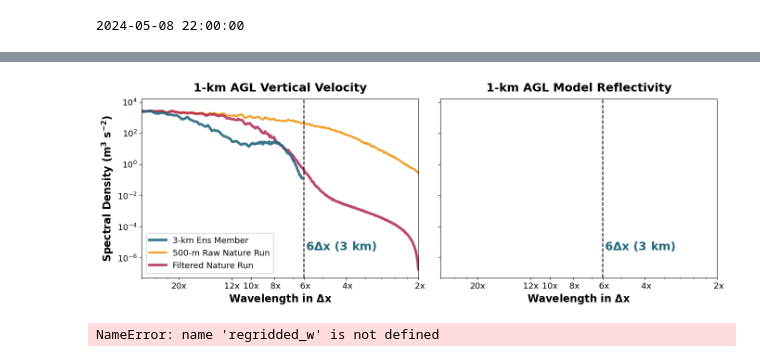
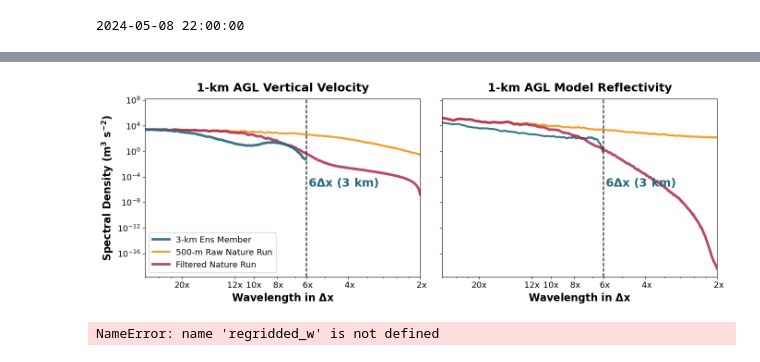
Before and after one commit to jessmcd/CM1_LETKF_2025, a Jupyter notebook: NatureRunProcessing.ipynb, the cells around one changed output, grey strips where cells are left out. Saved outputs shown, nothing was run; the diff lists cells and outputs as text; code cells hidden in the pictures.

Commit message:
analysis updates for adding in 1.5 km experiments

```diff
--- a/NatureRunProcessing.ipynb
+++ b/NatureRunProcessing.ipynb
@@ -413,0 +529,13 @@ PermissionError: [Errno 13] Permission denied: '/scratch/home/jessica.mcdonald/N
+# %%
+
+# ! note to self: this worked and didn't throw any hdf errors... i should start using context managers more often
+
+with xr.open_dataset('/work/jessica.mcdonald/CM1_LETKF_2025/experiments/Processed_VerificationVars_fine.nc') as temp:
+    cdbz = temp['dbz'].max(axis=1).values
+    temp['cdbz'] = (('t', 'nj', 'ni'), cdbz)
+    temp = temp.drop_vars(['th','qv','dbz','u','v','wa','w','UH2-5km'])
+    new = temp.copy()
+new.to_netcdf('/work/jessica.mcdonald/CM1_LETKF_2025/experiments/Processed_VerificationVars_fine.nc', format='NETCDF4', mode='a')
+# %%
+with xr.open_dataset('/scratch/home/jessica.mcdonald/NatureRuns/extra_NR_500m_may8/Processed_VerificationVars_fine.nc') as temp:
+    temp['cdbz'].values
@@ -661,5 +1408,5 @@ for i, vi in enumerate(['w', 'wa']):
 # %%
-ds = xr.open_dataset('/work/jessica.mcdonald/scratch_link/extra_NR_500m_may8/Full_Verification_variables.nc')
+ds = xr.open_dataset('/work/jessica.mcdonald/scratch_link/NatureRuns/extra_NR_500m_may8/Full_Verification_variables.nc')
 
 zi = findnearest(ds.zh,1)
 ti = 140
@@ -671,7 +1418,7 @@ dbz = ds['dbz'][ti,zi,:,:].values
 print(ds.dates[ti].values)
 
 
-ds = xr.open_dataset('/work/jessica.mcdonald/scratch_link/extra_NR_500m_may8/Processed_VerificationVars.nc')
+ds = xr.open_dataset('/work/jessica.mcdonald/CM1_LETKF_2025/experiments/Processed_VerificationVars.nc')
 zi = findnearest(ds.zh,1)
 #ti = 140
 print(ds.dates[ti].values)
@@ -680,7 +1427,6 @@ xg,yg,zg = ds.xh.values, ds.yh.values,ds.zh.values
 
 filtered_regridded_w = ds['wa'][ti,zi,:,:].values
 filtered_regridded_dbz = ds['dbz'][ti,zi,:,:].values
-#filtered_regridded_UH= ds['UH2-5km'][ti,:,:].values
 
 
 dx_NR = 500
@@ -881,50 +1626,48 @@ fig, axes = plt.subplots(1,2, sharex=True, sharey=True, figsize=(16, 5), facecol
 colors=colors = cmaps.pride([.2, .6, .8])
 
 quick_plot(axes[0],temp[6:-6, 6:-6],stop=6, color=colors[0], lw=4, alpha=0.9, label='3-km Ens Member', zorder=50)#label='Interpolated 3-km Ens Member')
-#quick_plot(axes[0],temp[6:-6, 6:-6],color=colors[0], lw=3, alpha=0.2)
 
 quick_plot(axes[0],w, color=colors[1], lw=3, alpha=0.9, label= '500-m Raw Nature Run')
 quick_plot(axes[0],filtered_w, color=colors[2], lw=4, alpha=0.8, label='Filtered Nature Run')
 
 
-# quick_plot(axes[1],tempdbz[6:-6, 6:-6],stop=6, color=colors[0], lw=3, alpha=0.5, label='Interpolated 3-km Ens Member')
-# #quick_plot(axes[1],tempdbz[6:-6, 6:-6],color=colors[0], lw=3, alpha=0.2)
+quick_plot(axes[1],tempdbz[6:-6, 6:-6],stop=6, color=colors[0], lw=3, alpha=0.9, label='Interpolated 3-km Ens Member')
 
-# quick_plot(axes[1],dbz, color='k', lw=3, alpha=0.3, label= '500-m Raw Nature Run')
-# quick_plot(axes[1],filtered_dbz, color=colors[1], lw=3, alpha=0.5, label='Filtered Nature Run')
+quick_plot(axes[1],dbz, color=colors[1], lw=3, alpha=0.9, label= '500-m Raw Nature Run')
+quick_plot(axes[1],filtered_dbz, color=colors[2], lw=4, alpha=0.8,  label='Filtered Nature Run')
 
 
 axes[0].set_xlim(3.5/50, 1.0)
 axes[0].xaxis.set_major_formatter(lambda x, pos: str(int(2.0/x)))
 axes[0].legend(fontsize=13, loc=3)
 
 axes[0].set_ylabel(r"Spectral Density (m$\mathbf{^3}$ s$\mathbf{^{-2}}$)", fontsize=16)
 
 
 for ax in axes:
 
     ax.set_xlabel(r"Wavelength in $\mathbf{\Delta}$x", fontsize=16)
 
     for n in [6]:
         ax.axvline(2.0/n, color='k', ls='--')
         ax.annotate(str(n)+r"$\mathbf{\Delta}$x (3 km)", xy=(2.0/n+.005, ax.get_ylim()[0]+.000003), xycoords='data',fontsize=18, color=colors[0], weight='bold')
 
 plt.subplots_adjust(wspace=0.08)
 
 for ax in axes:
 
     # Label x-axis
     xlabels    = [f"{x:2d}x" for x in [2, 4, 6, 8, 10, 12, 20]]
     label_xlim = [2.0/x for x in [2, 4, 6, 8, 10, 12, 20]]
     ax.set_xticks(label_xlim, xlabels)
     # for n, n in enumerate([2.0, 4.0, 6.0, 8.0, 10., 12.]):
     #     ax.axvline(x = 2.0/n, color = "grey", alpha=0.5, label = "axvline - full height")
 
 
 axes[0].set_title('1-km AGL Vertical Velocity', weight='bold', y=1.02);
 axes[1].set_title('1-km AGL Model Reflectivity', weight='bold', y=1.02);
 # %% [output]
-[figure, old version]
+[figure, new version]
 # %%
 def quick_plot(ax, var,stop=None, **kwargs):
     kvals, Abins, waven = get_spectra2D_DCT(var)
```
Also changed, not shown: parts of 35 cells of this notebook, 12 other files.
